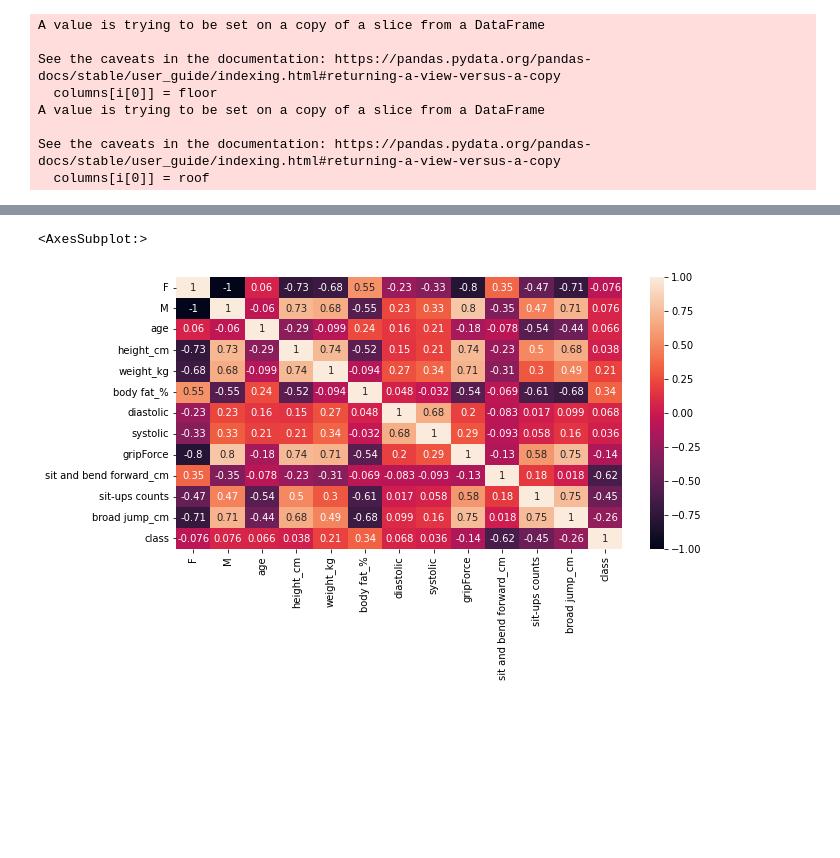
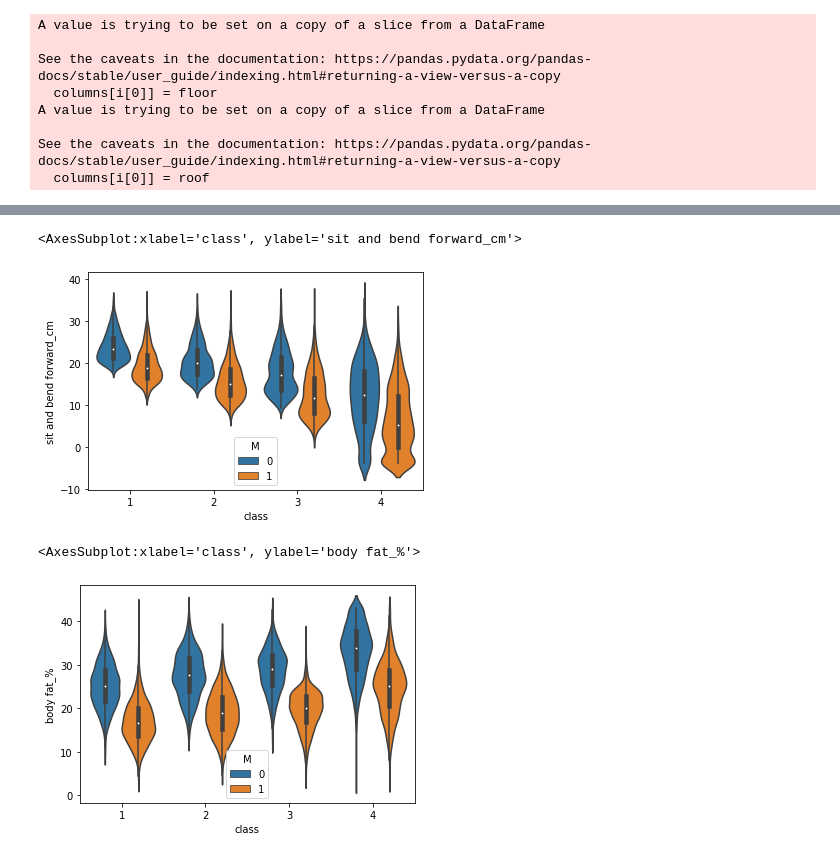
Before and after one commit to ryan840919/Body-Performance, a Jupyter notebook: 黃柏碩_body_performance_improve.ipynb, the cells around one changed output, grey strips where cells are left out. Saved outputs shown, nothing was run; the diff lists cells and outputs as text; code cells hidden in the pictures; blank space fills up the shorter version.

```diff
--- a/黃柏碩_body_performance_improve.ipynb
+++ b/黃柏碩_body_performance_improve.ipynb
@@ -155,6 +123,0 @@ datafull.describe()
-# %%
-plt.figure(figsize=(10,5))
-sns.heatmap(datafull.corr(),annot = True)
-# %% [output]
-<AxesSubplot:>
-[figure, removed]
@@ -169,0 +124,11 @@ print('test:',lr.score(x_test,y_test))
+# %%
+import seaborn as sns
+sns.violinplot(datafull['class'],datafull['sit and bend forward_cm'],hue=datafull['M'])
+# %% [output]
+<AxesSubplot:xlabel='class', ylabel='sit and bend forward_cm'>
+[figure, added]
+# %%
+sns.violinplot(datafull['class'],datafull['body fat_%'],hue=datafull['M'])
+# %% [output]
+<AxesSubplot:xlabel='class', ylabel='body fat_%'>
+[figure, added]
```
Also changed, not shown: parts of 6 cells of this notebook.
